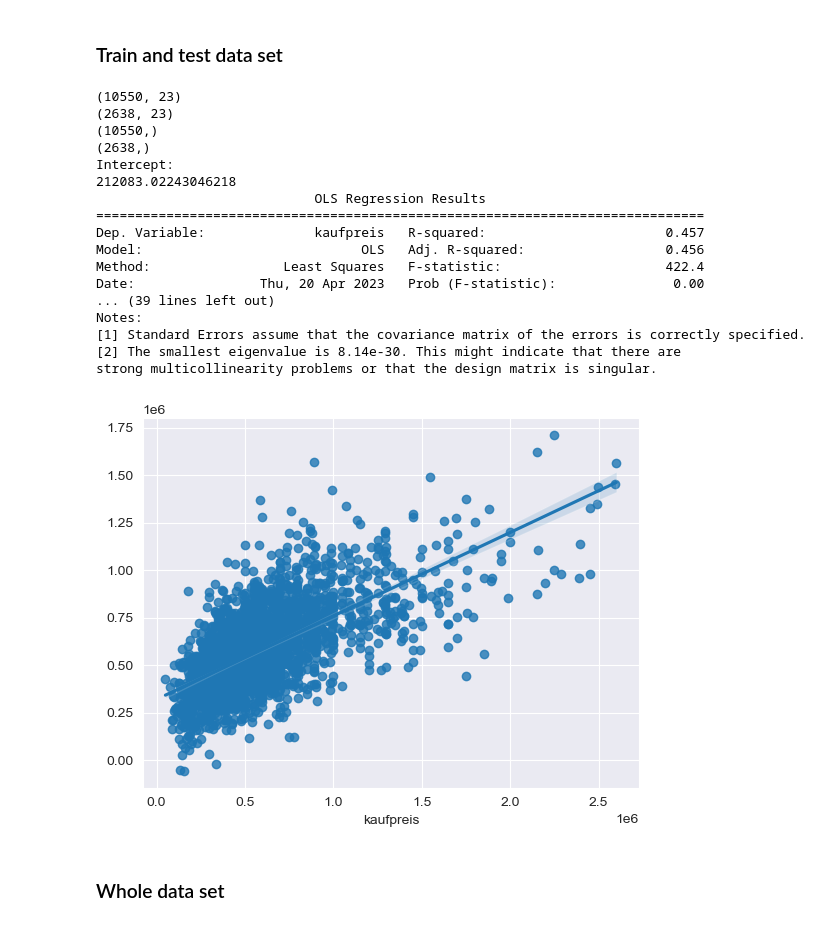
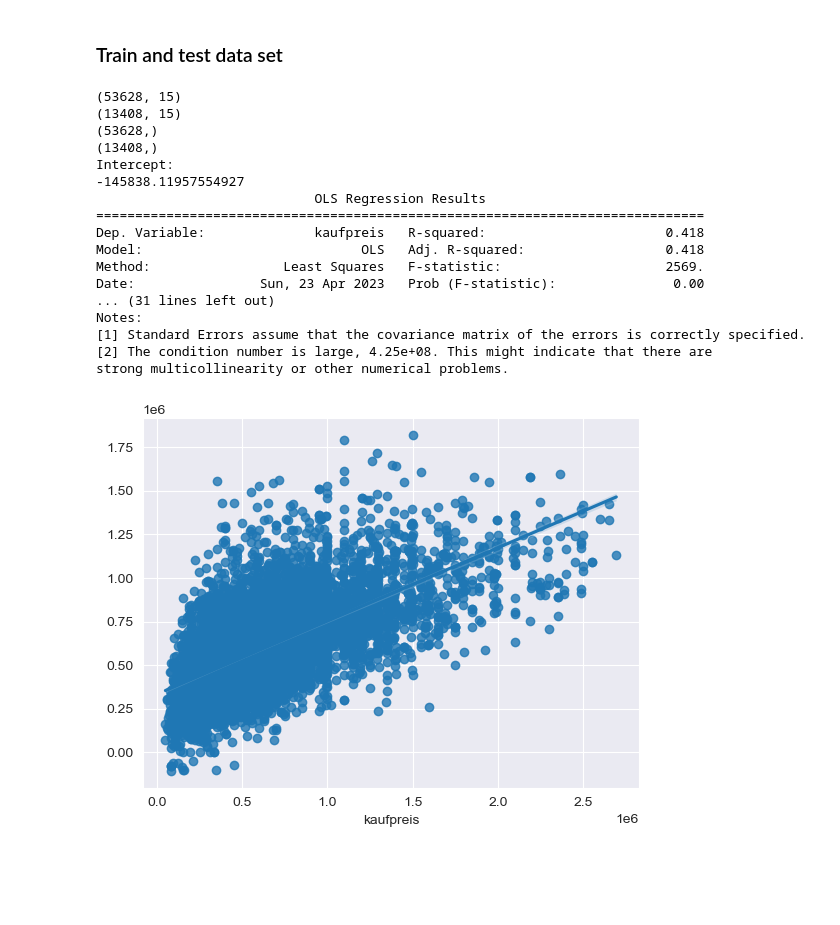
Before and after one commit to pvseydlitz/BachelorThesis, a Jupyter notebook: regression_hk_2022.ipynb, the cells around one changed output. Saved outputs shown, nothing was run; the diff lists cells and outputs as text; code cells hidden in the pictures; blank space fills up the shorter version.

```diff
--- a/regression_hk_2022.ipynb
+++ b/regression_hk_2022.ipynb
@@ -21,7 +21,7 @@ print(number_of_transactions_per_year)
 object_features = [ 'ausstattung', 'denkmalobjekt', 'einbaukueche', 'ferienhaus', 'gaestewc', 'garten', 'haustier_erlaubt', 'kategorie_Haus']
 general_object_information = ['bauphase', 'einliegerwohnung', 'foerderung', 'immobilientyp', 'kaufvermietet', 'mieteinnahmenpromonat', 'nebenraeume', 'rollstuhlgerecht']
 area_information = ['nutzflaeche']
-energy_and_structure_information = ['energieausweistyp', 'ev_kennwert', 'ev_wwenthalten', 'heizkosten', 'heizungsart', 'letzte_modernisierung']
+energy_and_structure_information = ['energieausweistyp', 'energieeffizienzklasse', 'ev_kennwert', 'ev_wwenthalten', 'heizkosten', 'heizungsart', 'letzte_modernisierung']
 price_information = ['parkplatzpreis']
 regional_information = ['gid2019', 'kid2019', 'ergg_1km', 'blid']
 meta_information_advertisement = ['click_customer', 'click_schnellkontakte', 'click_url', 'click_weitersagen', 'hits', 'laufzeittage', 'hits_gen']
@@ -50,8 +50,6 @@ Name: price_sqm, dtype: int64
 # %% [markdown]
 ## Cleaning of characteristics
 # %%
-#df_original = df_hk_cities.copy(deep=True)
-
 df_characteristics = df[df['baujahr'].notna()]
 df_characteristics['age'] = df_characteristics['adat_year'] - df_characteristics['baujahr']
 
@@ -85,27 +83,20 @@ df_characteristics = df_characteristics[(df_characteristics['grundstuecksflaeche
 
 df_characteristics = df_characteristics[~df_characteristics['objektzustand'].str.contains("Not specified")]
 df_characteristics = df_characteristics[~df_characteristics['objektzustand'].str.contains("By arrangement")]
-#df_characteristics['objektzustand'] = df_characteristics['objektzustand'].astype('category')
-#df_characteristics['objektzustand'] = df_characteristics['objektzustand'].cat.reorder_categories(['Dilapidated', 'Needs renovation', 'Well kempt', 'Modernised', 'Reconstructed', 'Completely renovated', 'Like new', 'First occupancy after reconstruction', 'First occupancy'], ordered=True)
-#df_characteristics['objektzustand'] = df_characteristics['objektzustand'].cat.codes
-df_characteristics = df_characteristics.replace(['Needs renovation', 'Well kempt', 'Completely renovated', 'Like new', 'First occupancy after reconstruction', 'First occupancy'], ['Needs_renovation', 'Well_kempt', 'Completely_renovated', 'Like_new', 'First_occupancy_after_reconstruction', 'First_occupancy'])
-df_characteristics = pd.get_dummies(df_characteristics, columns=['objektzustand'], prefix=['Objektzustand'])
+df_characteristics['objektzustand'] = df_characteristics['objektzustand'].astype('category')
+df_characteristics['objektzustand'] = df_characteristics['objektzustand'].cat.reorder_categories(['Dilapidated', 'Needs renovation', 'Well kempt', 'Modernised', 'Reconstructed', 'Completely renovated', 'Like new', 'First occupancy after reconstruction', 'First occupancy'], ordered=True)
+df_characteristics['objektzustand'] = df_characteristics['objektzustand'].cat.codes
 
-df_characteristics = df_characteristics[~df_characteristics['parkplatz'].str.contains("Other missing")]
+df_characteristics['parkplatz'] = df_characteristics['parkplatz'].str.replace('Other missing', 'No')
 df_characteristics['parkplatz'] = df_characteristics['parkplatz'].astype('category')
 df_characteristics['parkplatz'] = df_characteristics['parkplatz'].cat.reorder_categories(['No', 'Yes'], ordered=True)
 df_characteristics['parkplatz'] = df_characteristics['parkplatz'].cat.codes
 
-df_characteristics = df_characteristics[~df_characteristics['keller'].str.contains("Other missing")]
+df_characteristics['keller'] = df_characteristics['keller'].str.replace('Other missing', 'No')
 df_characteristics['keller'] = df_characteristics['keller'].astype('category')
 df_characteristics['keller'] = df_characteristics['keller'].cat.reorder_categories(['No', 'Yes'], ordered=True)
 df_characteristics['keller'] = df_characteristics['keller'].cat.codes
 
-df_characteristics = df_characteristics[~df_characteristics['energieeffizienzklasse'].str.contains("Not specified")]
-df_characteristics['energieeffizienzklasse'] = df_characteristics['energieeffizienzklasse'].astype('category')
-df_characteristics['energieeffizienzklasse'] = df_characteristics['energieeffizienzklasse'].cat.reorder_categories(['H', 'G', 'F', 'E', 'D', 'C', 'B', 'A', 'APLUS'], ordered=True)
-df_characteristics['energieeffizienzklasse'] = df_characteristics['energieeffizienzklasse'].cat.codes
-
 print(df_characteristics.shape)
 df_characteristics.head()
 # %% [output]
@@ -224,9 +212,7 @@ from statsmodels.formula.api import ols
 import seaborn as sns
 sns.set_style("darkgrid")
 # %%
-X = df[['einwohner',
-       'Bevölkerungsdichte', 'Arbeitslosenquote', 'BIP_pro_einwohner', 'Einkommen',
-       'Inflation']]
+X = df[['einwohner','Bevölkerungsdichte', 'Arbeitslosenquote', 'BIP_pro_einwohner', 'Einkommen', 'Inflation']]
 Y = df['kaufpreis']
 
 from sklearn.model_selection import train_test_split
@@ -317,61 +297,49 @@ strong multicollinearity or other numerical problems.
 # %% [markdown]
 ### Train and test data set
 # %%
-X = df[['wohnflaeche',
-       'grundstuecksflaeche', 'zimmeranzahl', 'schlafzimmer', 'badezimmer',
-       'keller', 'parkplatz', 'age',
-       'Objektzustand_Completely_renovated', 'Objektzustand_Dilapidated',
-       'Objektzustand_First_occupancy',
-       'Objektzustand_First_occupancy_after_reconstruction',
-       'Objektzustand_Like_new', 'Objektzustand_Modernised',
-       'Objektzustand_Needs_renovation', 'Objektzustand_Reconstructed',
-       'Objektzustand_Well_kempt', 'einwohner',
-       'Bevölkerungsdichte', 'Arbeitslosenquote', 'BIP_pro_einwohner', 'Einkommen',
-       'Inflation']]
+X = df[['wohnflaeche', 'grundstuecksflaeche', 'zimmeranzahl', 'schlafzimmer', 'badezimmer', 'keller', 'parkplatz', 'age', 'objektzustand', 'einwohner', 'Bevölkerungsdichte', 'Arbeitslosenquote', 'BIP_pro_einwohner', 'Einkommen', 'Inflation']]
 Y = df['kaufpreis']
 
 from sklearn.model_selection import train_test_split
 X_train, X_test, y_train, y_test = train_test_split(X, Y, test_size=0.2, random_state=101)
 print(X_train.shape)
 print(X_test.shape)
 print(y_train.shape)
 print(y_test.shape)
 
 from sklearn.linear_model import LinearRegression
 model = LinearRegression()
 model.fit(X_train,y_train)
 
 print('Intercept:')
 print(model.intercept_)
 
 coeff_parameter = pd.DataFrame(model.coef_,X.columns,columns=['Coefficient'])
 #print(coeff_parameter)
 
 predictions = model.predict(X_test)
 
 sns.regplot(x=y_test, y=predictions)
 
 X_train_Sm= sm.add_constant(X_train)
 ls=sm.OLS(y_train,X_train_Sm).fit()
 print(ls.summary())
 # %% [output]
-(10550, 23)
-(2638, 23)
-(10550,)
-(2638,)
+(53628, 15)
+(13408, 15)
+(53628,)
+(13408,)
 Intercept:
-212083.02243046218
+-145838.11957554927
                             OLS Regression Results
 ==============================================================================
-Dep. Variable:              kaufpreis   R-squared:                       0.457
-Model:                            OLS   Adj. R-squared:                  0.456
-Method:                 Least Squares   F-statistic:                     422.4
-Date:                Thu, 20 Apr 2023   Prob (F-statistic):               0.00
-... (39 lines left out)
+Dep. Variable:              kaufpreis   R-squared:                       0.418
+Model:                            OLS   Adj. R-squared:                  0.418
+Method:                 Least Squares   F-statistic:                     2569.
+Date:                Sun, 23 Apr 2023   Prob (F-statistic):               0.00
+... (31 lines left out)
 Notes:
 [1] Standard Errors assume that the covariance matrix of the errors is correctly specified.
-[2] The smallest eigenvalue is 8.14e-30. This might indicate that there are
-strong multicollinearity problems or that the design matrix is singular.
+[2] The condition number is large, 4.25e+08. This might indicate that there are
+strong multicollinearity or other numerical problems.
-[figure, old version]
+[figure, new version]
-# %% [markdown]
-### Whole data set
```
Also changed, not shown: parts of 12 cells of this notebook, 11 other files.
